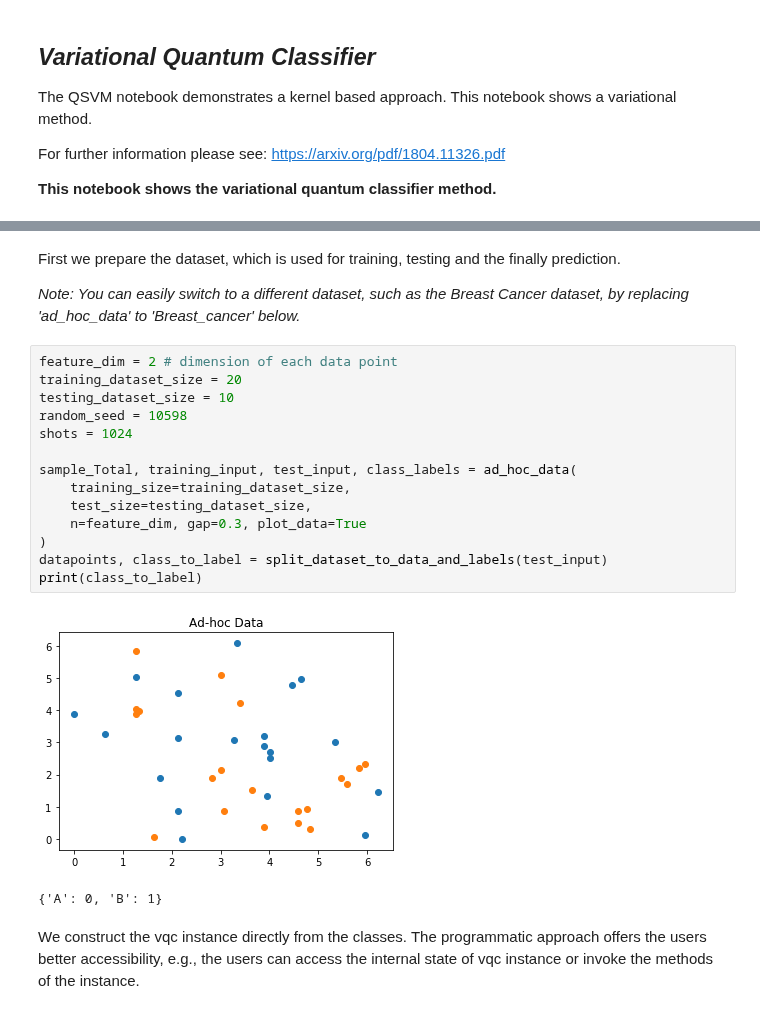
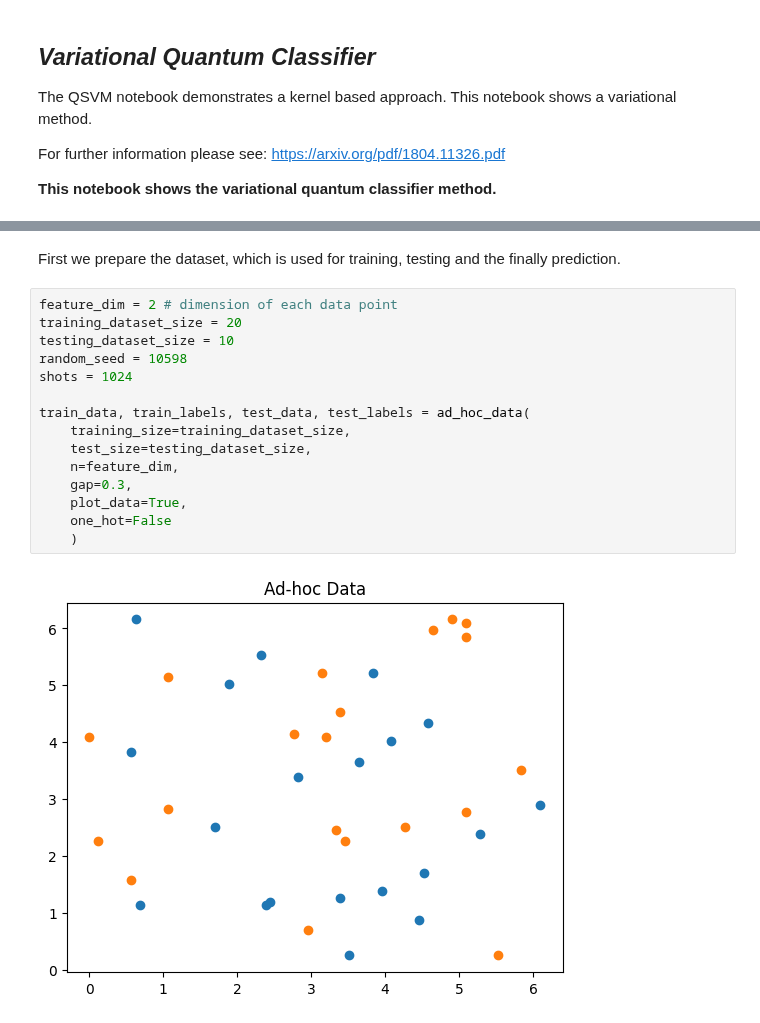
Before and after one commit to qiskit-community/qiskit-community-tutorials, a Jupyter notebook: machine_learning/vqc.ipynb, the cells around one changed output, grey strips where cells are left out. Drawn from its saved outputs; the diff is of its cells as text.

```diff
--- a/machine_learning/vqc.ipynb
+++ b/machine_learning/vqc.ipynb
@@ -18,23 +20,19 @@ from qiskit.aqua.utils import split_dataset_to_data_and_labels, map_label_to_cla
 # %% [markdown]
 First we prepare the dataset, which is used for training, testing and the finally prediction.
-
-*Note: You can easily switch to a different dataset, such as the Breast Cancer dataset, by replacing 'ad_hoc_data' to 'Breast_cancer' below.*
 # %%
 feature_dim = 2 # dimension of each data point
 training_dataset_size = 20
 testing_dataset_size = 10
 random_seed = 10598
 shots = 1024
 
-sample_Total, training_input, test_input, class_labels = ad_hoc_data(
+train_data, train_labels, test_data, test_labels = ad_hoc_data(
     training_size=training_dataset_size,
     test_size=testing_dataset_size,
-    n=feature_dim, gap=0.3, plot_data=True
-)
-datapoints, class_to_label = split_dataset_to_data_and_labels(test_input)
-print(class_to_label)
+    n=feature_dim,
+    gap=0.3,
+    plot_data=True,
+    one_hot=False
+    )
 # %% [output]
-[figure, old version]
+[figure, new version]
-{'A': 0, 'B': 1}
-# %% [markdown]
-We construct the vqc instance directly from the classes. The programmatic approach offers the users better accessibility, e.g., the users can access the internal state of vqc instance or invoke the methods of the instance.
```
Also changed, not shown: parts of 15 cells of this notebook.
